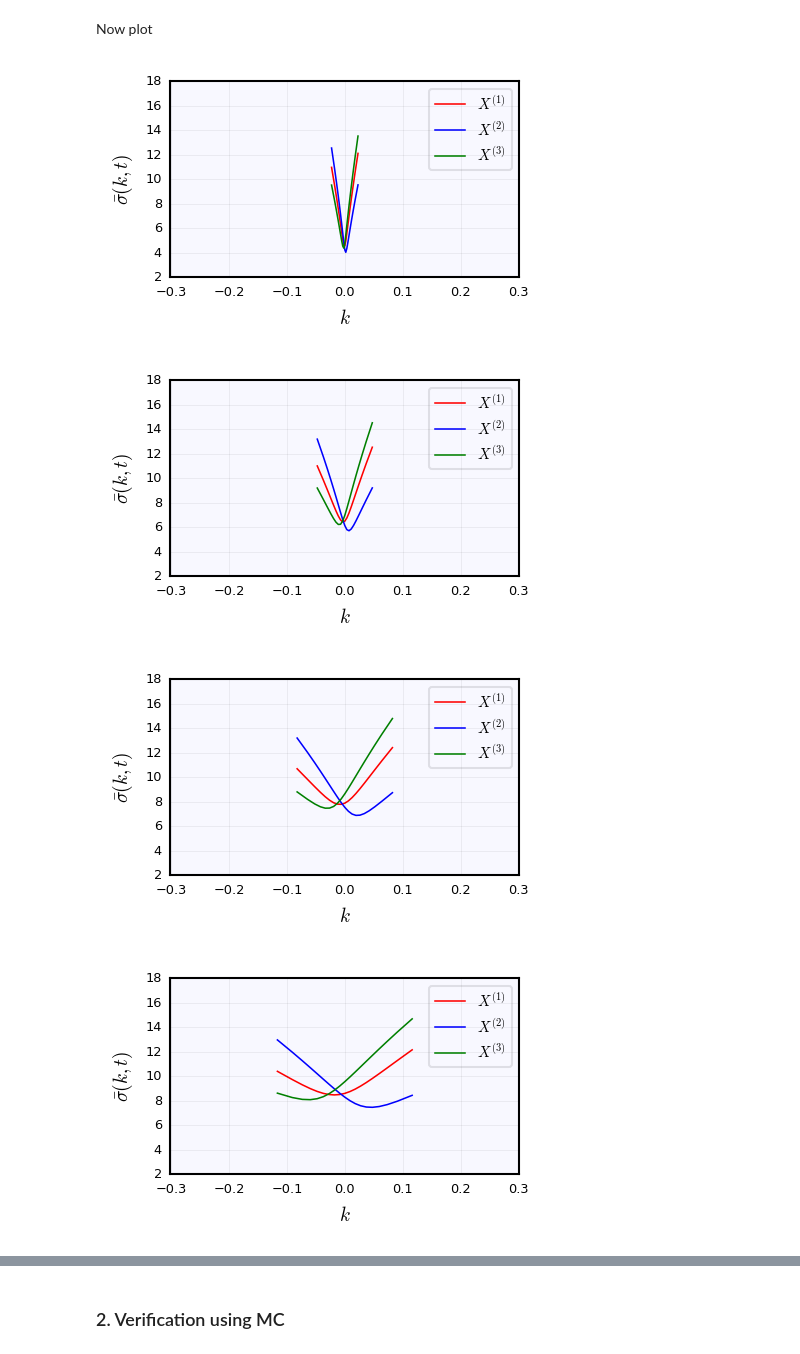
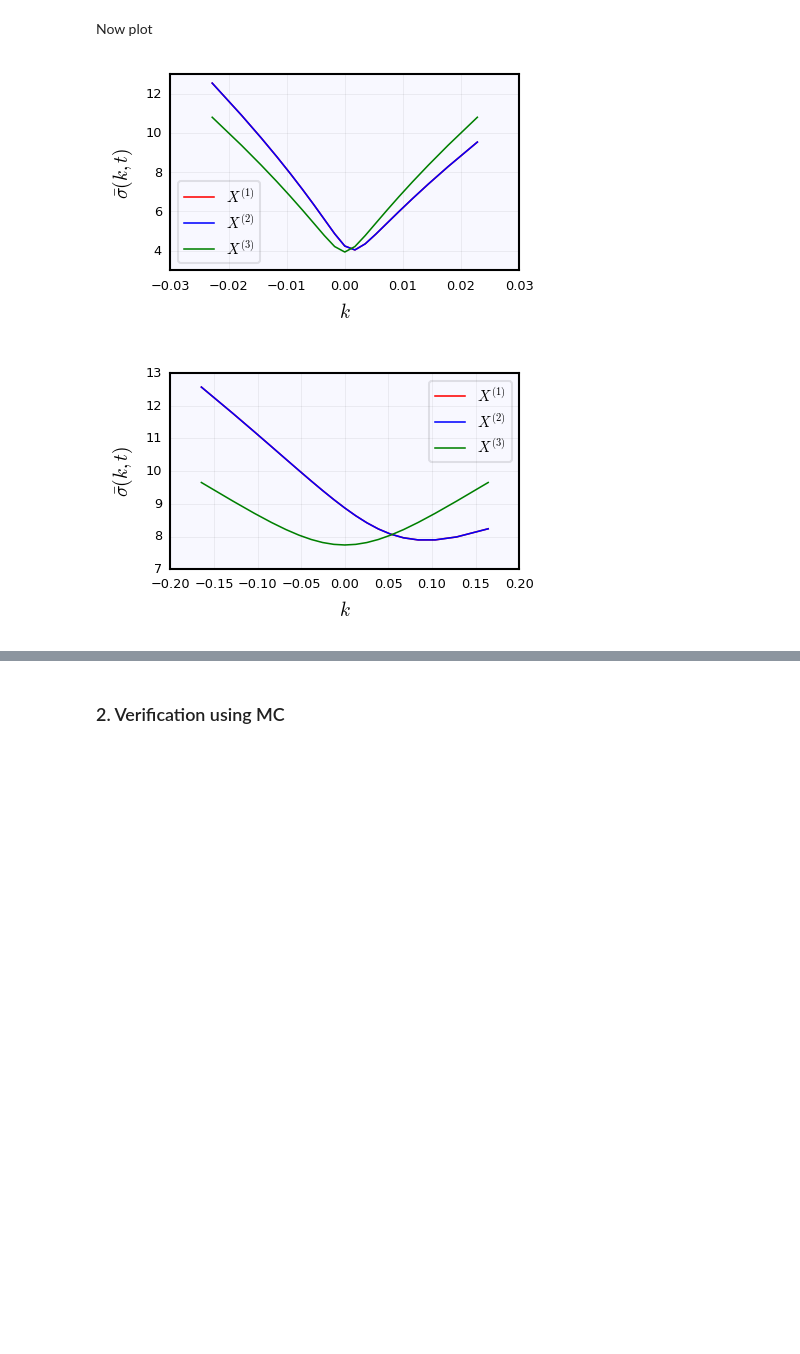
Before and after one commit to ryanmccrickerd/frh-fx, a Jupyter notebook: demo.ipynb, the cells around one changed output, grey strips where cells are left out. Saved outputs shown, nothing was run; the diff lists cells and outputs as text; code cells hidden in the pictures; blank space fills up the shorter version.

```diff
--- a/demo.ipynb
+++ b/demo.ipynb
@@ -15,11 +15,11 @@ First let us look at an FRH triangle of implied volatility surface.
 # %% [markdown]
 Set maturities
 # %%
-t = np.array([1/52,1/12,3/12,6/12,1]).T
+t = np.array([1/52,1])
 # %% [markdown]
 Set model parameters
 # %%
-σ1,ρ1 = 0.10, 0.2
+σ1,ρ1 = 0.10,-0.5
 σ2,ρ2 = 0.10,-0.5
 γ = 1
 ρ = 0.5
@@ -54,18 +54,14 @@ Now plot
 # %%
 for i in range(len(k[:,0])):
     plot,axes = plt.subplots()
     axes.plot(k[i,:],100*BS1a[i,:],'r')
     axes.plot(k[i,:],100*BS2a[i,:],'b')
     axes.plot(k[i,:],100*BS3a[i,:],'g')
     axes.legend([r'$X^{(1)}$',
                  r'$X^{(2)}$',
                  r'$X^{(3)}$'])
     axes.set_xlabel(r'$k$')
     axes.set_ylabel(r'$\bar{\sigma}(k,t)$')
-    axes.set_xlim([-0.301,0.301])
-    axes.set_ylim([2,18]);
 # %% [output]
-[figure, old version]
+[figure, new version]
-[figure, old version]
+[figure, new version]
-[figure, removed]
-[figure, removed]
```
Also changed, not shown: parts of 21 cells of this notebook, 2 other files.
